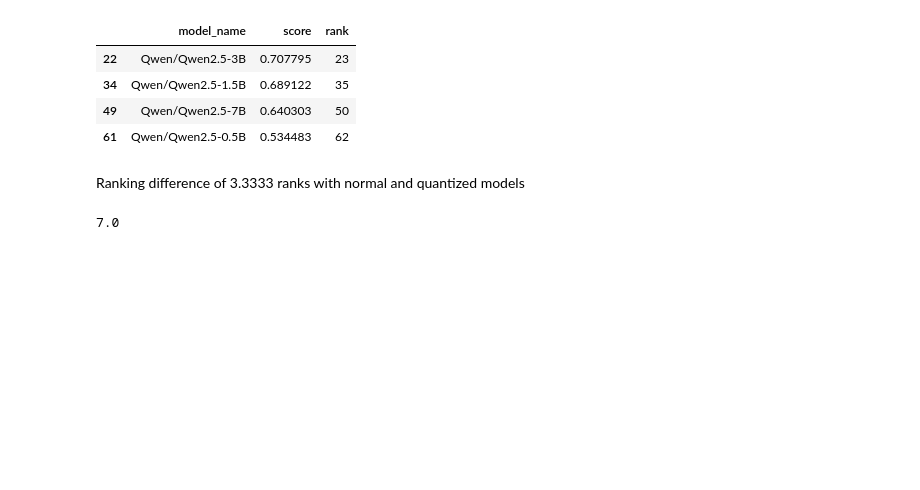
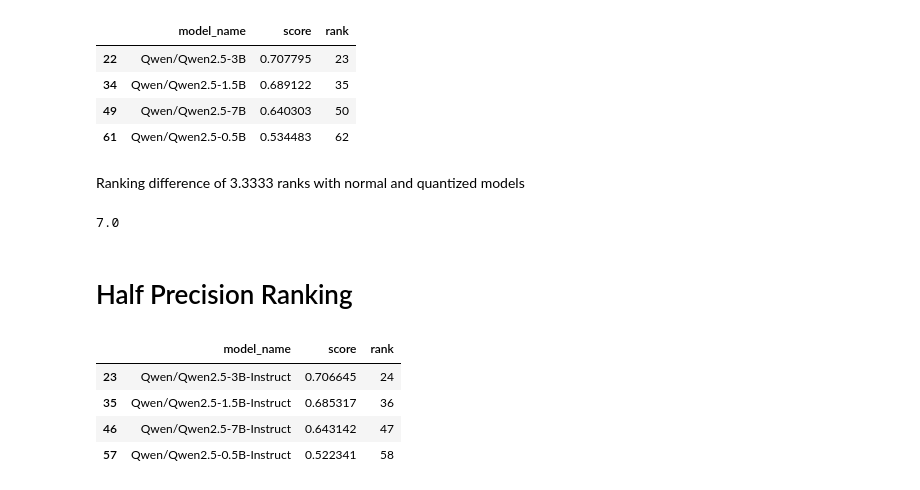
Before and after one commit to BachelorarbeitTharrmeehan/holmes-evaluation, a Jupyter notebook: research-quantization.ipynb, the cells around one changed output. Cells and saved outputs as stored; diff of their text form; code cells hidden in the pictures; blank space fills up the shorter version.

```diff
--- a/research-quantization.ipynb
+++ b/research-quantization.ipynb
@@ -761,3 +838,15 @@ Ranking difference of 3.3333 ranks with normal and quantized models
 ((24-23)+(35-31)+(50-33)+(62-56))/4
 # %% [output]
 7.0
+# %% [markdown]
+# Half Precision Ranking
+# %%
+qwen_no_awq_halfp = rankings_without_awq_halfp[rankings_without_awq_halfp['model_name'].isin(exclude_models_instruct_and_base)]
+# %%
+qwen_no_awq_halfp
+# %% [output]
+|  | model_name | score | rank |
+| 23 | Qwen/Qwen2.5-3B-Instruct | 0.706645 | 24 |
+| 35 | Qwen/Qwen2.5-1.5B-Instruct | 0.685317 | 36 |
+| 46 | Qwen/Qwen2.5-7B-Instruct | 0.643142 | 47 |
+| 57 | Qwen/Qwen2.5-0.5B-Instruct | 0.522341 | 58 |
```
Also changed, not shown: parts of 7 cells of this notebook, 4 other files.
